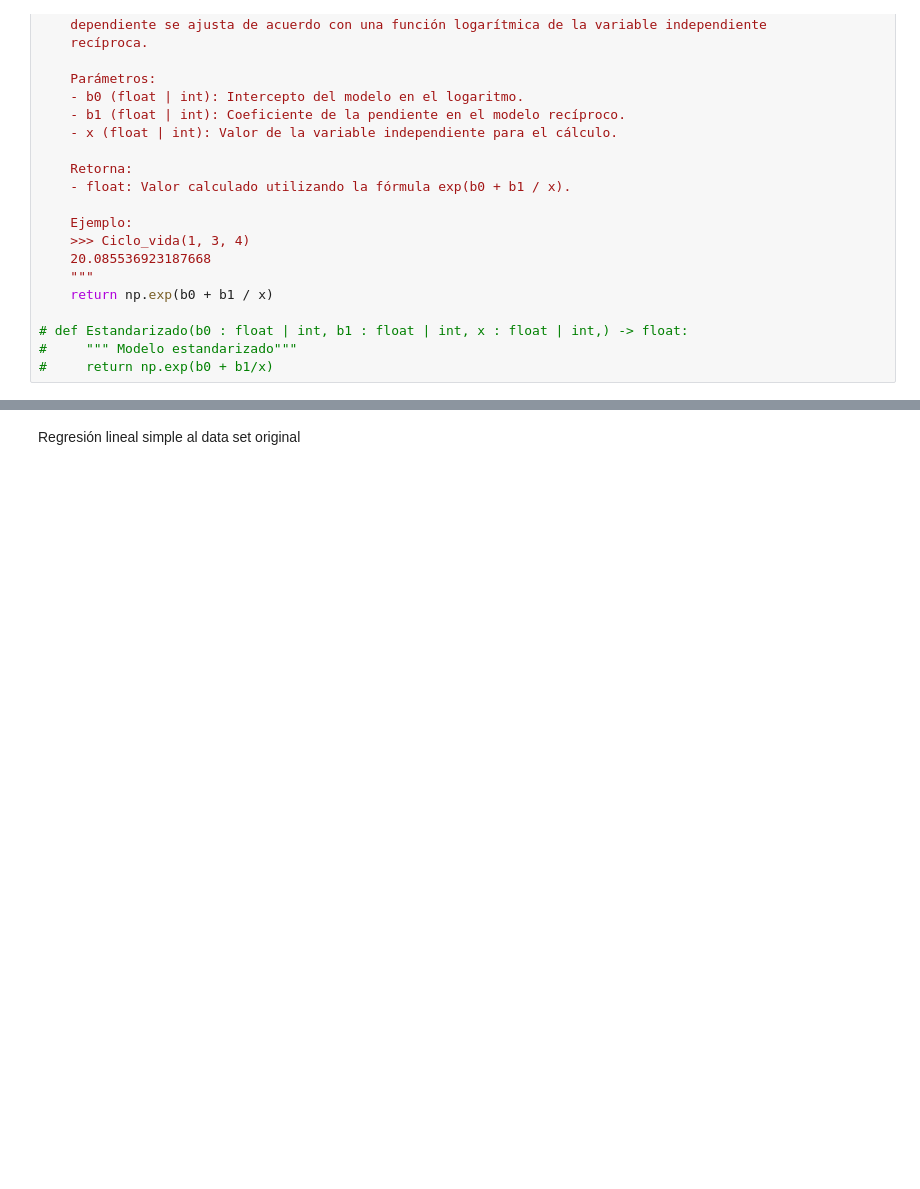
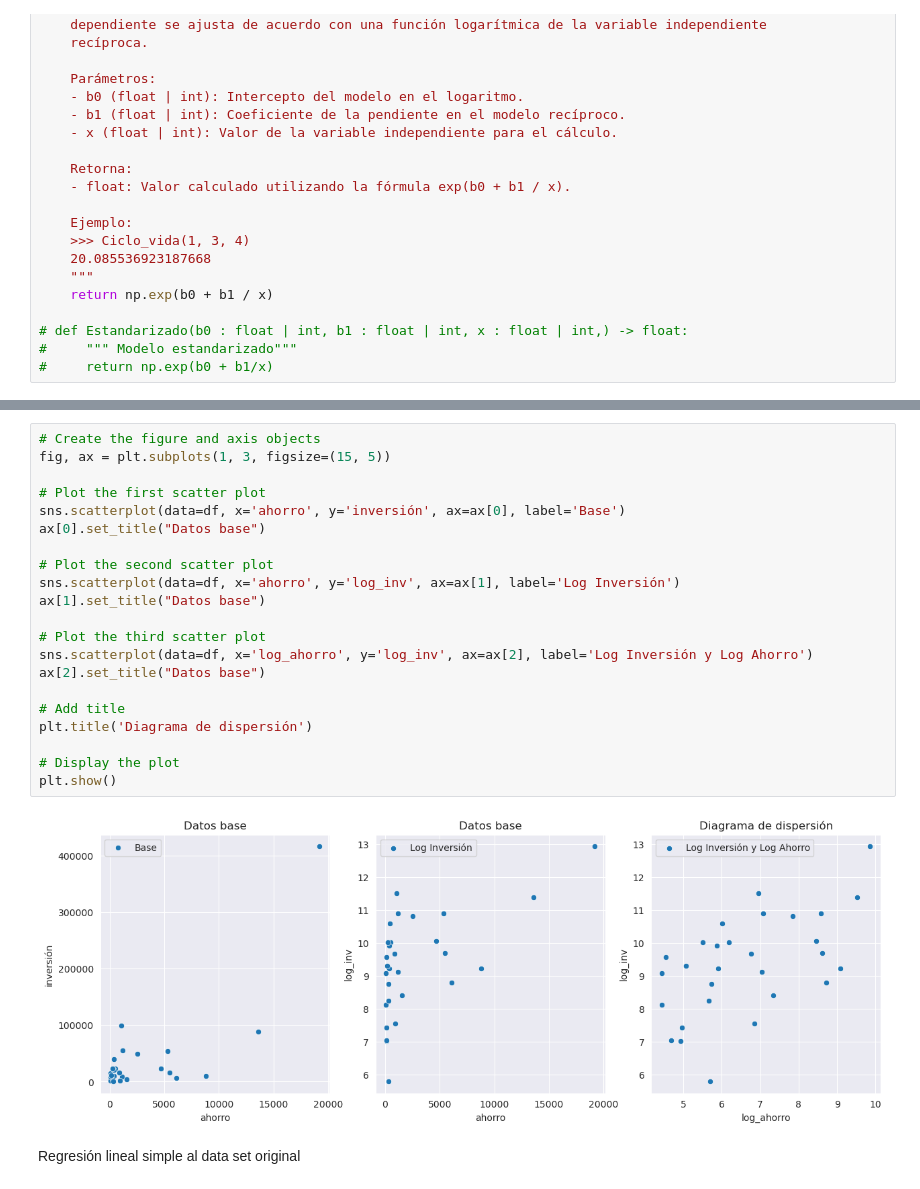
Before and after one commit to Anonymate054/MCD-Econometrics, a Jupyter notebook: notebooks/homeworks/0.0-leng-HW04.ipynb, the cells around one changed output, grey strips where cells are left out. Cells and saved outputs as stored; diff of their text form; blank space fills up the shorter version.

```diff
--- a/notebooks/homeworks/0.0-leng-HW04.ipynb
+++ b/notebooks/homeworks/0.0-leng-HW04.ipynb
@@ -233,3 +257,26 @@ df
+# %%
+# Create the figure and axis objects
+fig, ax = plt.subplots(1, 3, figsize=(15, 5))
+
+# Plot the first scatter plot
+sns.scatterplot(data=df, x='ahorro', y='inversión', ax=ax[0], label='Base')
+ax[0].set_title("Datos base")
+
+# Plot the second scatter plot
+sns.scatterplot(data=df, x='ahorro', y='log_inv', ax=ax[1], label='Log Inversión')
+ax[1].set_title("Datos base")
+
+# Plot the third scatter plot
+sns.scatterplot(data=df, x='log_ahorro', y='log_inv', ax=ax[2], label='Log Inversión y Log Ahorro')
+ax[2].set_title("Datos base")
+
+# Add title
+plt.title('Diagrama de dispersión')
+
+# Display the plot
+plt.show()
+# %% [output]
+[figure, added]
 # %% [markdown]
 Regresión lineal simple al data set original
 # %%
```
Also changed, not shown: parts of 15 cells of this notebook, 1 other file.
